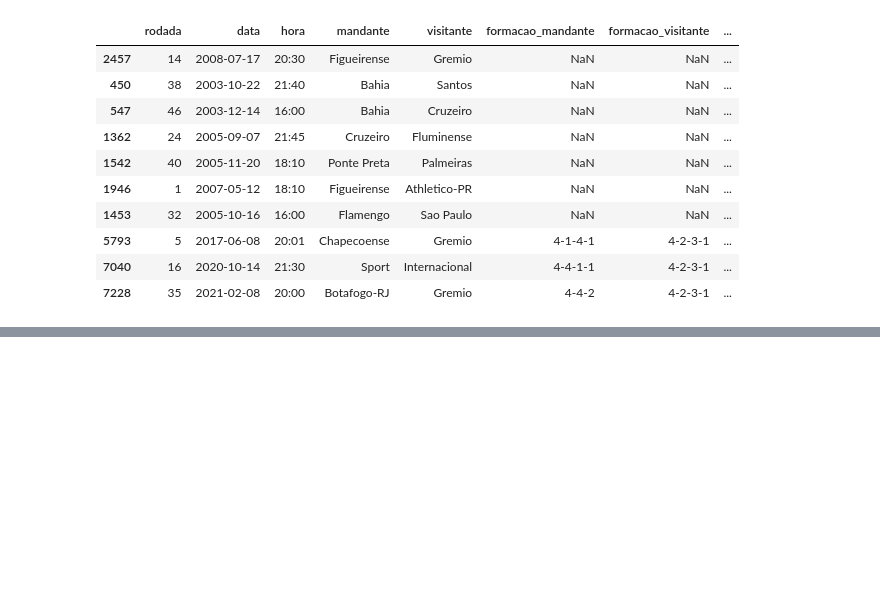
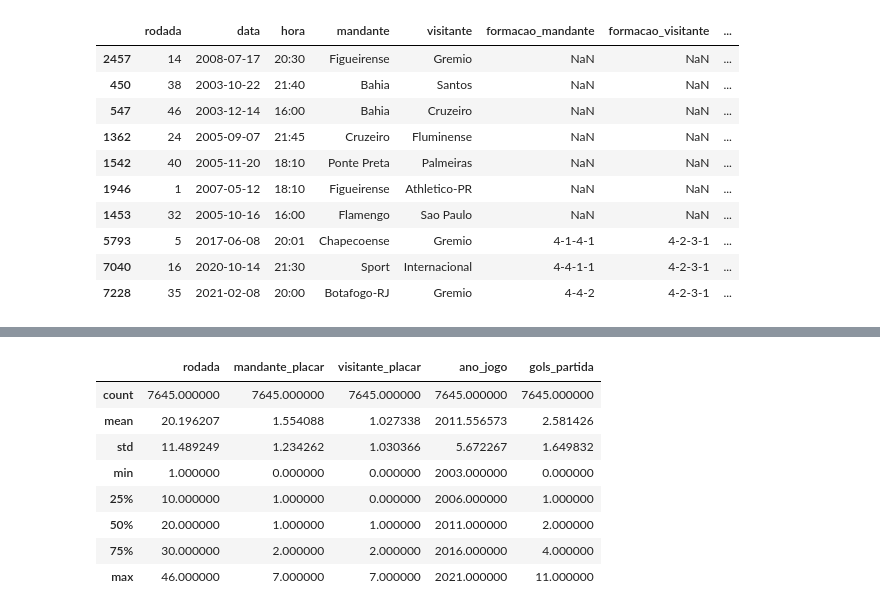
Before and after one commit to LeonardoHyppolito/Estudos, a Jupyter notebook: analise_com_pandas.ipynb, the cells around one changed output, grey strips where cells are left out. Saved outputs shown, nothing was run; the diff lists cells and outputs as text; code cells hidden in the pictures; blank space fills up the shorter version.

```diff
--- a/analise_com_pandas.ipynb
+++ b/analise_com_pandas.ipynb
@@ -1496,0 +1508,14 @@ df.sort_values("visitante_placar", ascending = False).head(10)
+# %%
+# Métodod describe, documentação = DataFrame.describe(percentiles=None, include=None, exclude=None, datetime_is_numeric=False)
+df.describe()
+# Ele nos retorna, um resumo das principais estatísticas referentes as colunas com valores numéricos.
+# %% [output]
+|  | rodada | mandante_placar | visitante_placar | ano_jogo | gols_partida |
+| count | 7645.000000 | 7645.000000 | 7645.000000 | 7645.000000 | 7645.000000 |
+| mean | 20.196207 | 1.554088 | 1.027338 | 2011.556573 | 2.581426 |
+| std | 11.489249 | 1.234262 | 1.030366 | 5.672267 | 1.649832 |
+| min | 1.000000 | 0.000000 | 0.000000 | 2003.000000 | 0.000000 |
+| 25% | 10.000000 | 1.000000 | 0.000000 | 2006.000000 | 1.000000 |
+| 50% | 20.000000 | 1.000000 | 1.000000 | 2011.000000 | 2.000000 |
+| 75% | 30.000000 | 2.000000 | 2.000000 | 2016.000000 | 4.000000 |
+| max | 46.000000 | 7.000000 | 7.000000 | 2021.000000 | 11.000000 |
```
Also changed, not shown: parts of 16 cells of this notebook.
